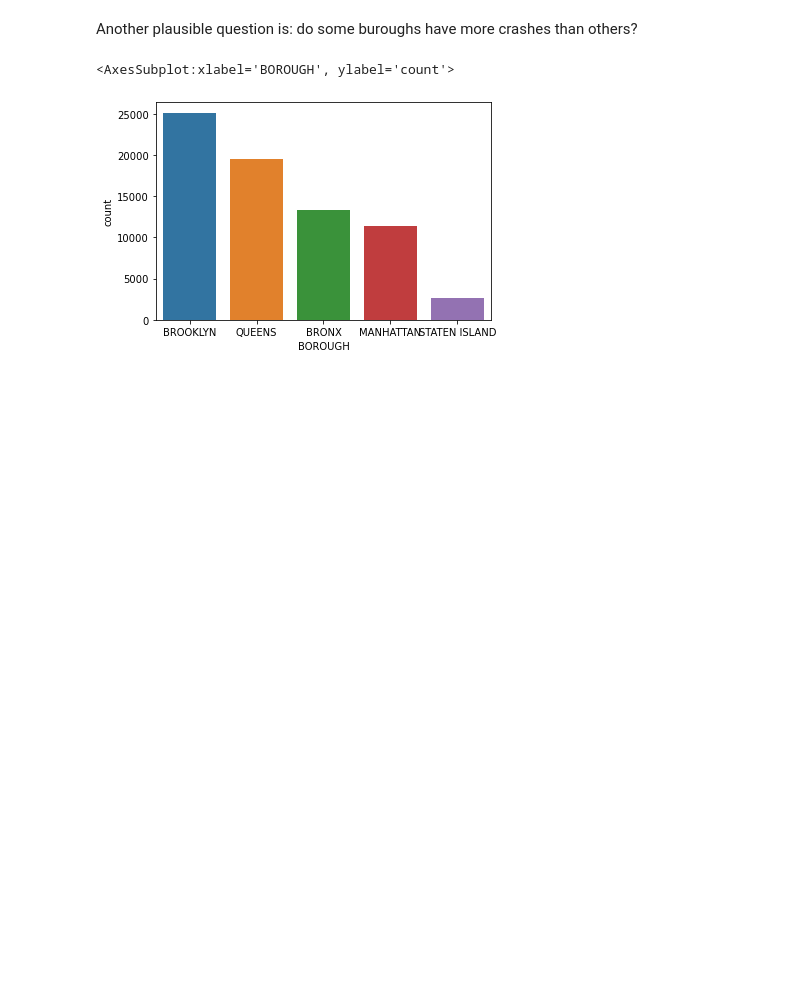
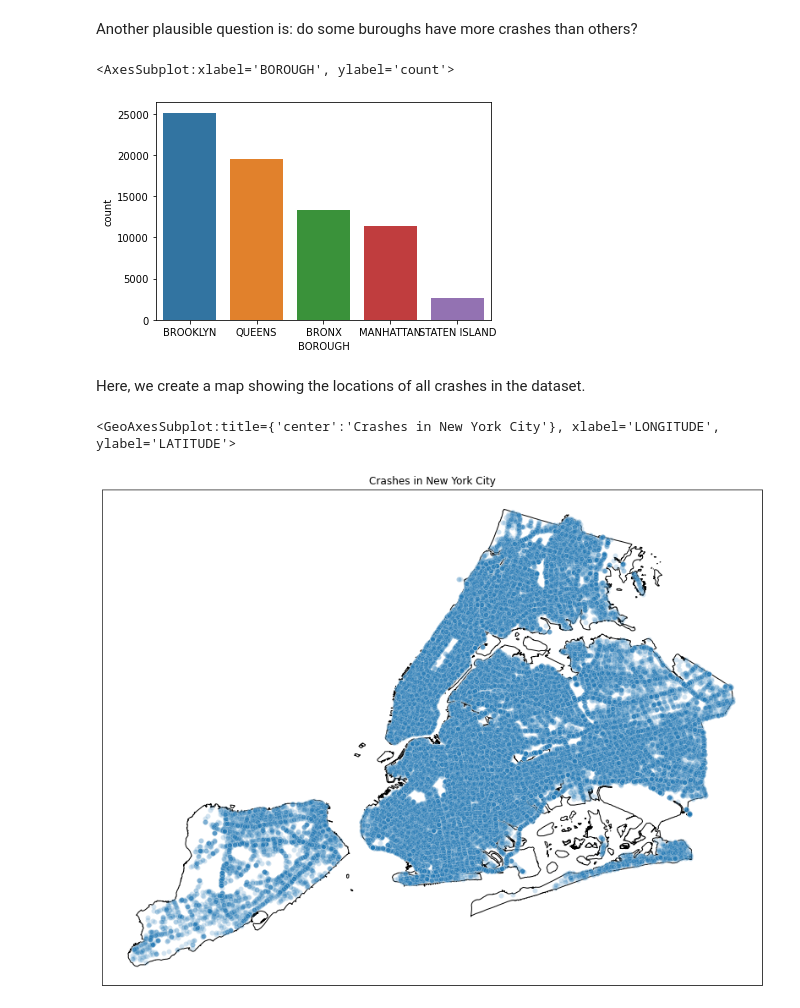
Before and after one commit to statds/nyc-open-data-presentation-nyc-crash-visualization-analysis, a Jupyter notebook: NYC_Crash_Exploration_Presentation.ipynb, the cells around one changed output. Drawn from its saved outputs; the diff is of its cells as text; code cells hidden in the pictures; blank space fills up the shorter version.

```diff
--- a/NYC_Crash_Exploration_Presentation.ipynb
+++ b/NYC_Crash_Exploration_Presentation.ipynb
@@ -32,3 +32,27 @@ sns.countplot(x ='BOROUGH', data = nyc_crash)
 # %% [output]
 <AxesSubplot:xlabel='BOROUGH', ylabel='count'>
 [figure]
+# %% [markdown]
+Here, we create a map showing the locations of all crashes in the dataset.
+# %%
+import cartopy
+import cartopy.crs as ccrs
+import cartopy.feature as cfeature
+import cartopy.io.shapereader as shpreader
+import matplotlib.pyplot as plt
+import numpy as np
+
+nyc_crash[nyc_crash.LONGITUDE == 0] = np.nan
+
+reader = shpreader.Reader('nyc_shape/geo_export_a1f96cd2-7ce6-44bb-9568-f3ee8bcba44a.dbf')
+geom = list(reader.geometries())
+GEOM = cfeature.ShapelyFeature(geom, ccrs.PlateCarree())
+plt.figure(figsize=(14, 14))
+m = plt.axes(projection=ccrs.PlateCarree())
+plt.title("Crashes in New York City")
+m.add_feature(GEOM, facecolor='none', edgecolor='black')
+sns.scatterplot(x="LONGITUDE", y="LATITUDE", data=nyc_crash,
+               alpha=.2)
+# %% [output]
+<GeoAxesSubplot:title={'center':'Crashes in New York City'}, xlabel='LONGITUDE', ylabel='LATITUDE'>
+[figure, added]
```
Also changed, not shown: 5 other files.
